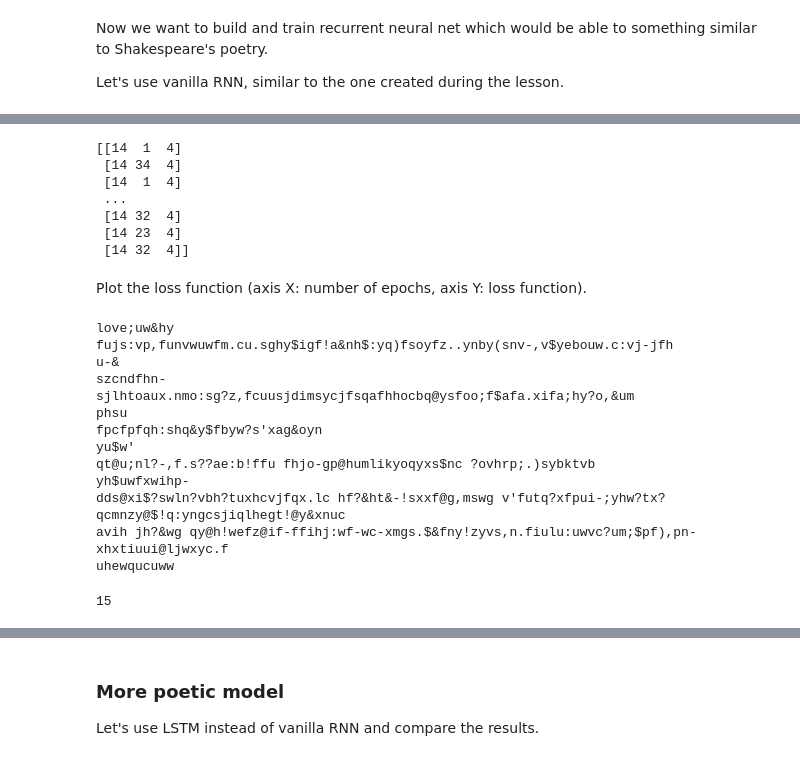
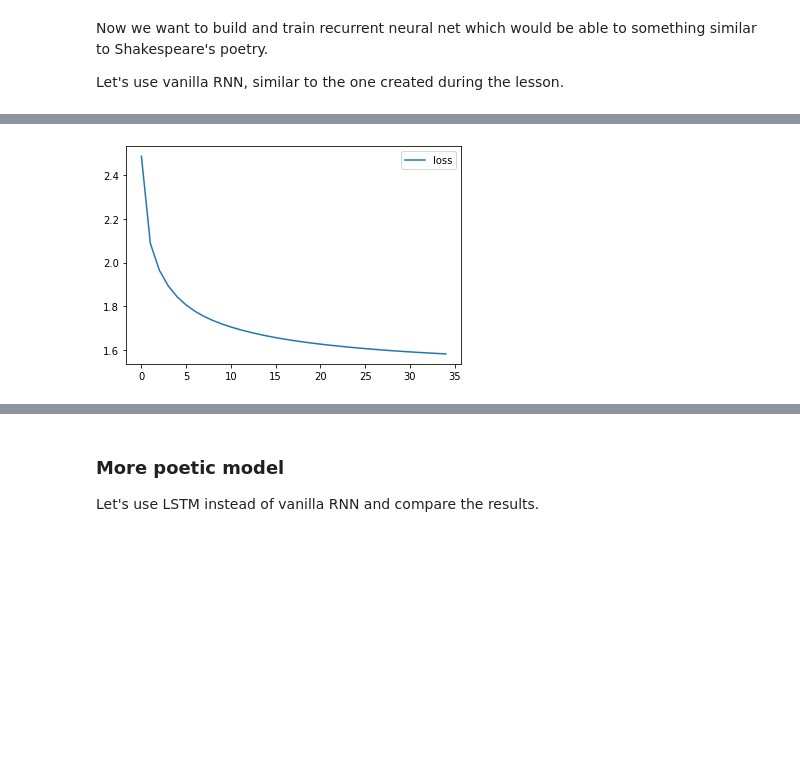
Before and after one commit to klimarissa17/mipt-ml-basic, a Jupyter notebook: homeworks_basic/Lab2_DL/Lab2_DL_part3_poetry.ipynb, the cells around one changed output, grey strips where cells are left out. Saved outputs shown, nothing was run; the diff lists cells and outputs as text; code cells hidden in the pictures; blank space fills up the shorter version.

```diff
--- a/homeworks_basic/Lab2_DL/Lab2_DL_part3_poetry.ipynb
+++ b/homeworks_basic/Lab2_DL/Lab2_DL_part3_poetry.ipynb
@@ -97,7 +96,9 @@ def to_matrix(pieces, max_len=None):
 # %%
 import torch, torch.nn as nn
 import torch.nn.functional as F
+device = 'cuda'
 # %%
+
 class CharRNNCell(nn.Module):
     def __init__(self, num_tokens=len(tokens), embedding_size=16, rnn_num_units=64):
         super(self.__class__,self).__init__()
@@ -130,7 +131,7 @@ class CharRNNCell(nn.Module):
 
     def initial_state(self, batch_size):
         """ return rnn state before it processes first input (aka h0) """
-        return torch.zeros(batch_size, self.num_units, requires_grad=True)
+        return torch.zeros(batch_size, self.num_units, requires_grad=True).to(device)
 # %%
 def rnn_loop(char_rnn, batch_ix):
     """
@@ -158,8 +159,9 @@ def get_shifts(num, start=0, piece_len=100, step=1):
   return res
 # %%
 from IPython.display import clear_output
+import matplotlib.pyplot as plt
 from random import sample
+from tqdm import trange
 
-char_rnn = CharRNNCell()
+char_rnn = CharRNNCell().to(device)
 opt = torch.optim.Adam(char_rnn.parameters())
-history = []
@@ -168,22 +202,0 @@ from tqdm import trange
-# %%
-MAX_LEN = 100
-BATCH_SIZE = 200
-NUM_BATCHES = (len(text) - MAX_LEN) // BATCH_SIZE
-print(NUM_BATCHES)
-# num_pieces == len(text) - MAX_LEN
-# pieces = get_shifts(num_pieces, piece_len=MAX_LEN)
-
-for epoch in range(30):
-  for batch_idx in trange(NUM_BATCHES):
-    pieces = get_shifts(BATCH_SIZE, start=batch_idx * BATCH_SIZE, piece_len=MAX_LEN)
-    samples = torch.tensor(to_matrix(pieces), dtype=torch.int64)
-    batch_ix = samples[:, :-1]
-    opt.zero_grad()
-    logp_seq = rnn_loop(char_rnn, batch_ix)
-    actual_next_tokens = samples[:, 1:]
-    predictions_logp = logp_seq
-    logp_next = torch.gather(predictions_logp, dim=2, index=actual_next_tokens[:,:,None])
-    loss = -logp_next.mean()
-    loss.backward()
-    opt.step()
-  print('Training epoch: {} Loss: {}'.format(epoch, loss))
@@ -204,10 +202,0 @@ Training epoch: 10 Loss: 1.9471261501312256
-# %%
-print(to_matrix(text[::100]))
-# %% [output]
-[[14  1  4]
- [14 34  4]
- [14  1  4]
- ...
- [14 32  4]
- [14 23  4]
- [14 32  4]]
@@ -216,5 +203,7 @@ MAX_LENGTH = 500
-# %% [markdown]
-Plot the loss function (axis X: number of epochs, axis Y: loss function).
+# %%
+loss_history = training_loop(char_rnn, opt, 35)
+# %% [output]
+[figure, added]
 # %%
 MAX_LEN = 100
 def generate_sample(char_rnn, seed_phrase='hello', max_length=MAX_LEN, temperature=1.0):
@@ -253,27 +239,6 @@ def generate_sample(char_rnn, seed_phrase='hello', max_length=MAX_LEN, temperatu
         x_sequence = torch.cat([x_sequence, next_ix], dim=1)
 
     return ''.join([tokens[ix] for ix in x_sequence.data.cpu().numpy()[0]])
-# %%
-# An example of generated text.
-print(generate_sample(char_rnn, seed_phrase='love', max_length=500, temperature=0.1))
-# %% [output]
-love;uw&hy
-fujs:vp,funvwuwfm.cu.sghy$igf!a&nh$:yq)fsoyfz..ynby(snv-,v$yebouw.c:vj-jfh
-u-&
-szcndfhn-
-sjlhtoaux.nmo:sg?z,fcuusjdimsycjfsqafhhocbq@ysfoo;f$afa.xifa;hy?o,&um
-phsu
-fpcfpfqh:shq&y$fbyw?s'xag&oyn
-yu$w'
-qt@u;nl?-,f.s??ae:b!ffu fhjo-gp@humlikyoqyxs$nc ?ovhrp;.)sybktvb
-yh$uwfxwihp-
-dds@xi$?swln?vbh?tuxhcvjfqx.lc hf?&ht&-!sxxf@g,mswg v'futq?xfpui-;yhw?tx?qcmnzy@$!q:yngcsjiqlhegt!@y&xnuc
-avih jh?&wg qy@h!wefz@if-ffihj:wf-wc-xmgs.$&fny!zyvs,n.fiulu:uwvc?um;$pf),pn-xhxtiuui@ljwxyc.f
-uhewqucuww
-# %%
-token_to_idx['a']
-# %% [output]
-15
 # %%
 # An example of generated text.
 print(generate_sample(char_rnn, seed_phrase='love', max_length=500, temperature=0.8))
```
Also changed, not shown: parts of 25 cells of this notebook.
